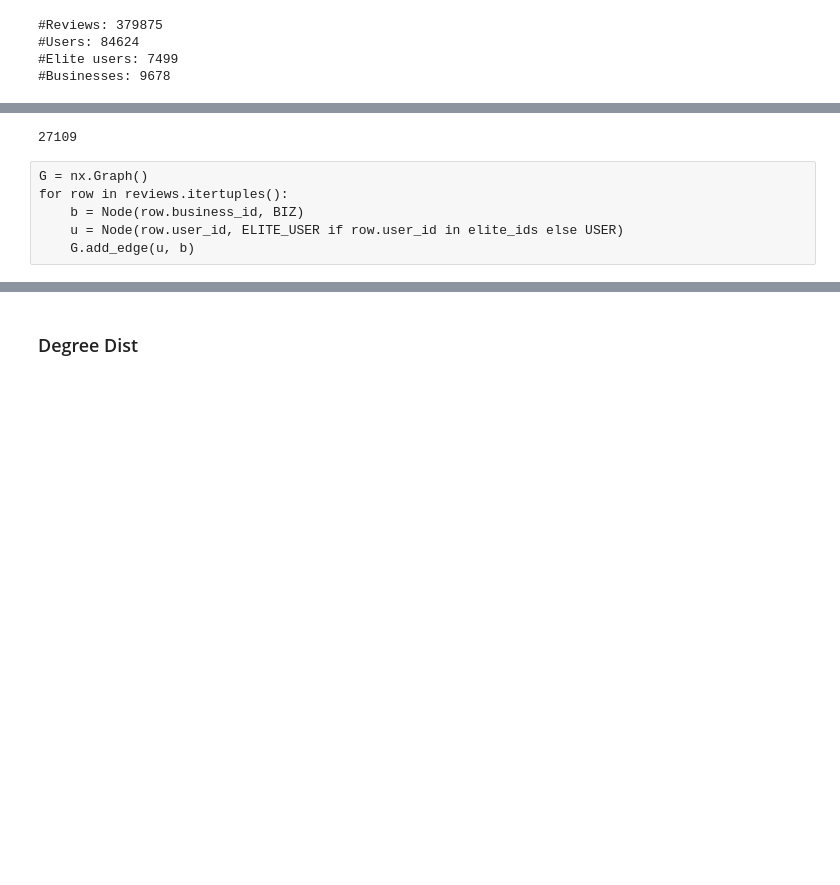
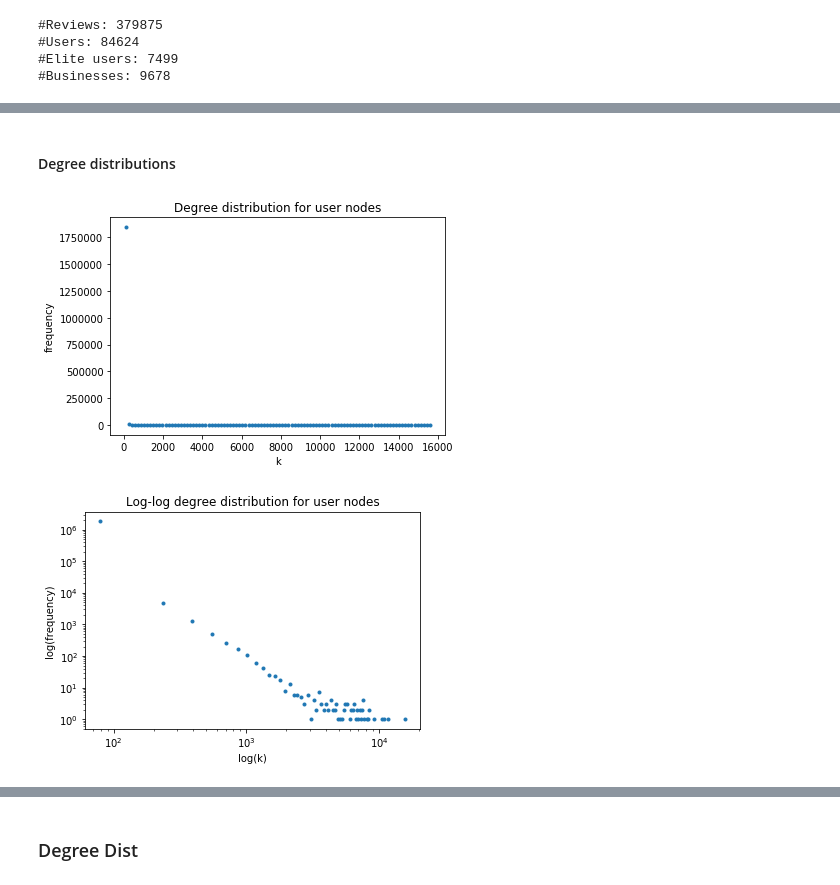
Before and after one commit to thomasnilsson/02805-social-graphs-2018, a Jupyter notebook: project1/Elite Users Toronto.ipynb, the cells around one changed output, grey strips where cells are left out. Saved outputs shown, nothing was run; the diff lists cells and outputs as text; code cells hidden in the pictures; blank space fills up the shorter version.

Commit message:
Social network and clustering coefficient

```diff
--- a/project1/Elite Users Toronto.ipynb
+++ b/project1/Elite Users Toronto.ipynb
@@ -7,22 +8,17 @@ import pandas as pd
 # %%
 def degree(g, nodes=None, as_list=True):
-    deg = None
-    if nodes:
-        deg = dict(g.degree(nodes))
-    else:
-        deg = dict(g.degree())
+    deg = dict(g.degree())
+    if nodes: deg = dict(g.degree(nodes))
 
-    if as_list:
-        return list(deg.values())
+    if as_list: return list(deg.values())
     return deg
 
-def degree_plot(g, nodes, title=''):
-    deg = degree(g, nodes)
+def degree_plot(g, nodes=None, title=''):
+    deg = degree(g, nodes=nodes)
     bins = 100
     if len(nodes) < 100:
         bins = len(nodes)
     hist = np.histogram(deg, bins=bins)
-    v = range(min(deg), max(deg)+1)
     freqs, edges = hist[0], hist[1]
     n = freqs.size
     means = [(edges[i] + edges[i+1]) / 2 for i in range(n)]
@@ -61,0 +72,6 @@ print('#Businesses:', len(set(reviews.business_id)))
+# %%
+users_with_friends = user[user.friends != 'None']
+# %%
+friend_list = dict()
+for row in users_with_friends.itertuples():
+    friend_list[row.user_id] = re.findall(r'\w+', row.friends)
@@ -85,21 +101,9 @@ elite_ids = set(elite_user.user_id)
-# %%
-atleast2 = reviews.groupby('user_id').filter(lambda x: len(x) > 2)
-len(set(atleast2.user_id))
-# %% [output]
-27109
-# %% [raw]
-G = nx.Graph()
-for row in reviews.itertuples():
-    b = Node(row.business_id, BIZ)
-    u = Node(row.user_id, ELITE_USER if row.user_id in elite_ids else USER)
-    G.add_edge(u, b)
 # %%
-G = nx.Graph()
-for row in reviews.itertuples():
-    a_type = ELITE_USER if row.user_id in elite_ids else USER
-    a = Node(row.user_id, a_type)
-    user_ids = reviews[reviews.business_id == row.business_id].user_id
-    for uid in user_ids:
-        b_type = ELITE_USER if uid in elite_ids else USER
-        b = Node(uid, b_type)
-        G.add_edge(a, b)
+social_network = nx.Graph()
+for uid in users_with_friends.user_id:
+    a = Node(uid, ELITE_USER if uid in elite_ids else USER)
+    for fid in friend_list[uid]:
+        b = Node(fid, ELITE_USER if fid in elite_ids else USER)
+        social_network.add_edge(a, b)
+# %% [markdown]
+#### Degree distributions
@@ -105,0 +113,5 @@ for row in reviews.itertuples():
+# %%
+degree_plot(social_network, social_network.nodes(), "user nodes")
+# %% [output]
+[figure, added]
+[figure, added]
```
Also changed, not shown: parts of 31 cells of this notebook, 15 other files.
